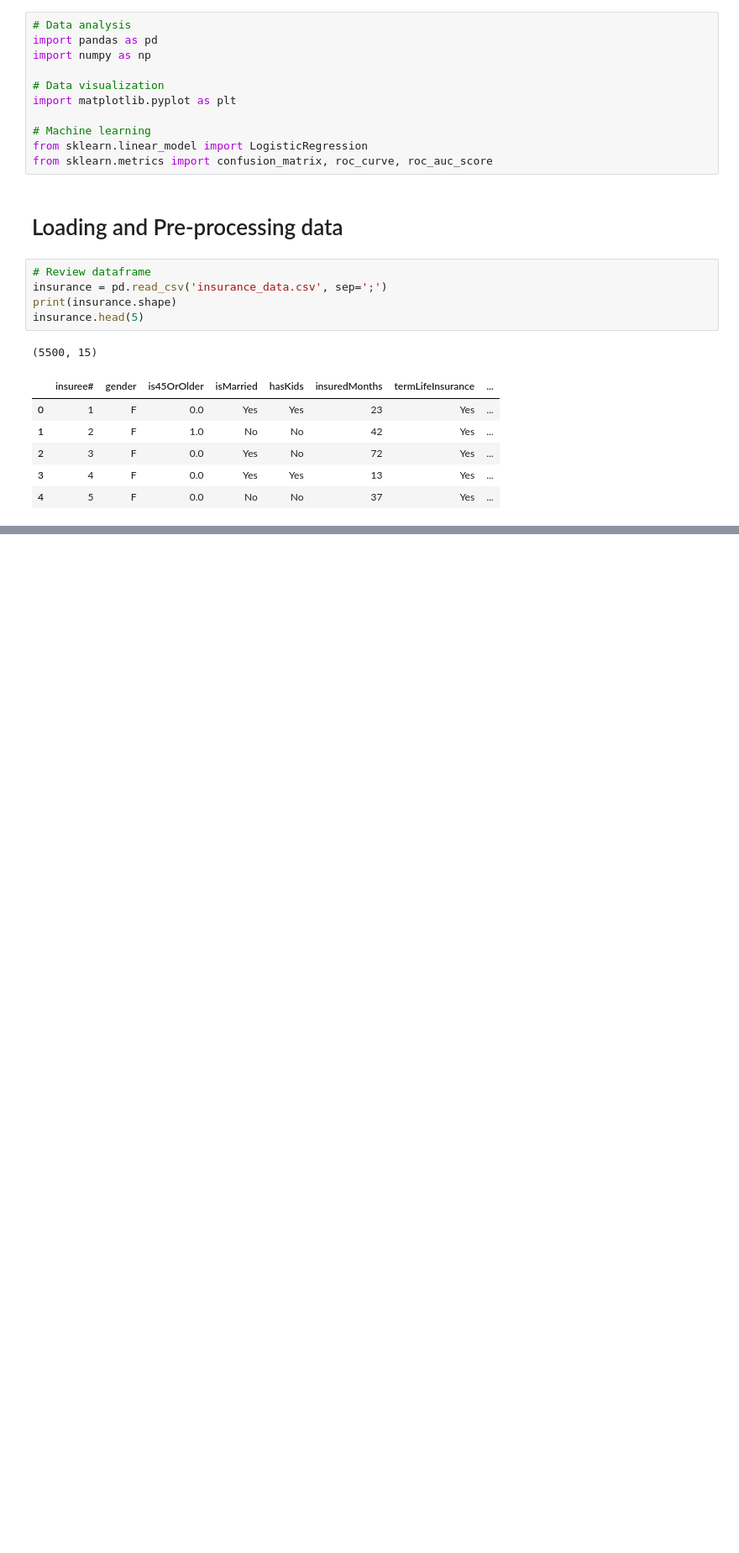
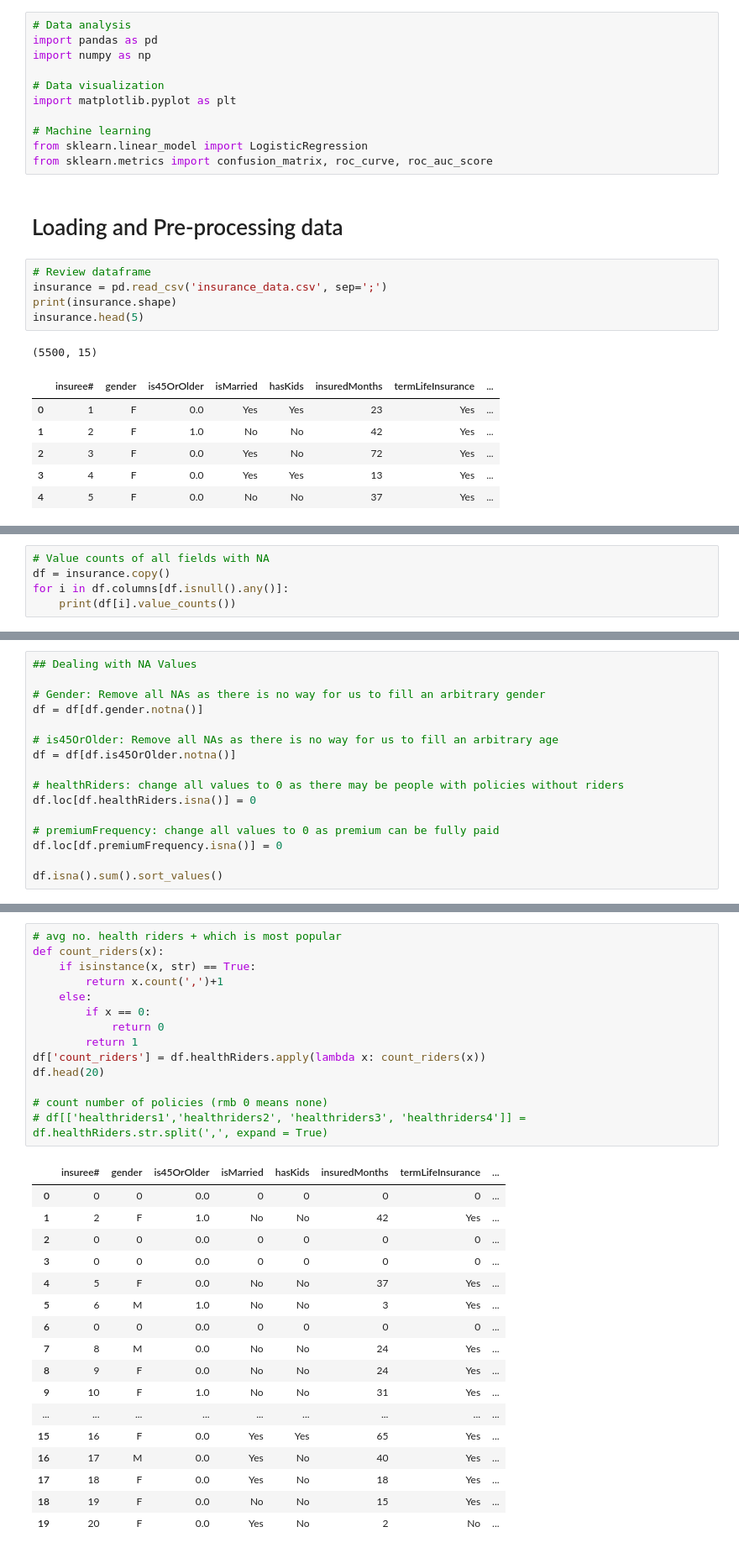
Before and after one commit to Tat-sheng/govtech_vica, a Jupyter notebook: VICA_tatsheng.ipynb, the cells around one changed output, grey strips where cells are left out. Shown at 84% size. Drawn from its saved outputs; the diff is of its cells as text; blank space fills up the shorter version.

```diff
--- a/VICA_tatsheng.ipynb
+++ b/VICA_tatsheng.ipynb
@@ -48 +48,6 @@ insuree#                       0
 dtype: int64
+# %%
+# Value counts of all fields with NA
+df = insurance.copy()
+for i in df.columns[df.isnull().any()]:
+    print(df[i].value_counts())
@@ -48,0 +72,16 @@ dtype: int64
+# %%
+## Dealing with NA Values
+
+# Gender: Remove all NAs as there is no way for us to fill an arbitrary gender
+df = df[df.gender.notna()]
+
+# is45OrOlder: Remove all NAs as there is no way for us to fill an arbitrary age
+df = df[df.is45OrOlder.notna()]
+
+# healthRiders: change all values to 0 as there may be people with policies without riders
+df.loc[df.healthRiders.isna()] = 0
+
+# premiumFrequency: change all values to 0 as premium can be fully paid
+df.loc[df.premiumFrequency.isna()] = 0
+
+df.isna().sum().sort_values()
@@ -48,0 +128,32 @@ dtype: int64
+# %%
+# avg no. health riders + which is most popular
+def count_riders(x):
+    if isinstance(x, str) == True:
+        return x.count(',')+1
+    else:
+        if x == 0:
+            return 0
+        return 1
+df['count_riders'] = df.healthRiders.apply(lambda x: count_riders(x))
+df.head(20)
+
+# count number of policies (rmb 0 means none)
+# df[['healthriders1','healthriders2', 'healthriders3', 'healthriders4']] = df.healthRiders.str.split(',', expand = True)
+# %% [output]
+|  | insuree# | gender | is45OrOlder | isMarried | hasKids | insuredMonths | termLifeInsurance | ... |
+| 0 | 0 | 0 | 0.0 | 0 | 0 | 0 | 0 | ... |
+| 1 | 2 | F | 1.0 | No | No | 42 | Yes | ... |
+| 2 | 0 | 0 | 0.0 | 0 | 0 | 0 | 0 | ... |
+| 3 | 0 | 0 | 0.0 | 0 | 0 | 0 | 0 | ... |
+| 4 | 5 | F | 0.0 | No | No | 37 | Yes | ... |
+| 5 | 6 | M | 1.0 | No | No | 3 | Yes | ... |
+| 6 | 0 | 0 | 0.0 | 0 | 0 | 0 | 0 | ... |
+| 7 | 8 | M | 0.0 | No | No | 24 | Yes | ... |
+| 8 | 9 | F | 0.0 | No | No | 24 | Yes | ... |
+| 9 | 10 | F | 1.0 | No | No | 31 | Yes | ... |
+| ... | ... | ... | ... | ... | ... | ... | ... | ... |
+| 15 | 16 | F | 0.0 | Yes | Yes | 65 | Yes | ... |
+| 16 | 17 | M | 0.0 | Yes | No | 40 | Yes | ... |
+| 17 | 18 | F | 0.0 | Yes | No | 18 | Yes | ... |
+| 18 | 19 | F | 0.0 | No | No | 15 | Yes | ... |
+| 19 | 20 | F | 0.0 | Yes | No | 2 | No | ... |
```
Also changed, not shown: parts of 5 cells of this notebook, 1 other file.
